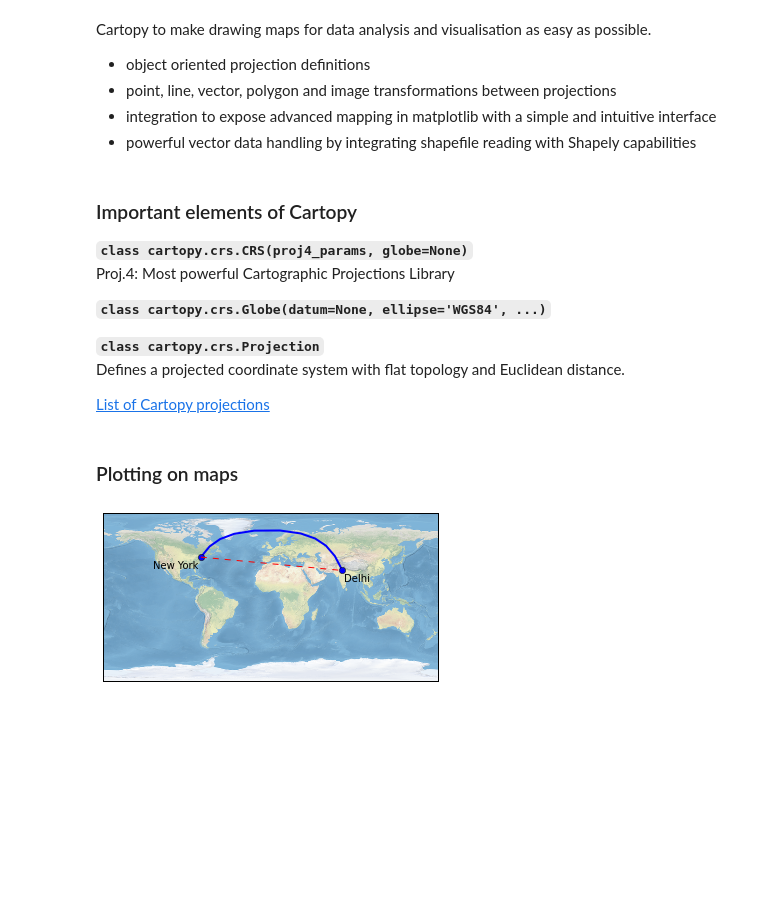
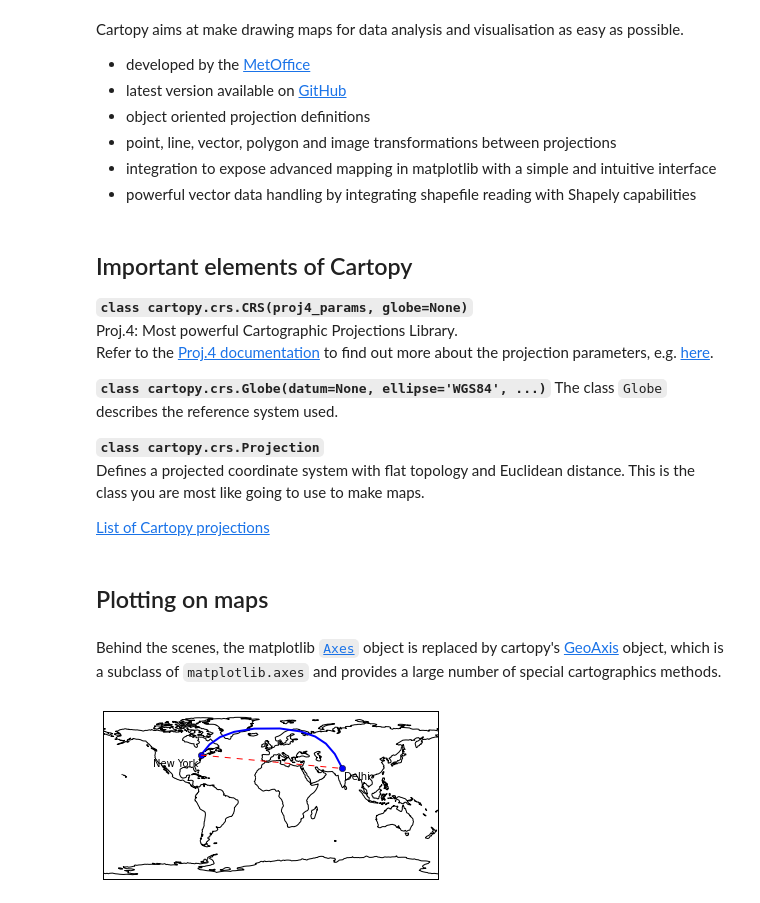
Before and after one commit to hvwaldow/pyws-BE-15-2-26, a Jupyter notebook: ex5/lecture5.ipynb, the cells around one changed output. Drawn from its saved outputs; the diff is of its cells as text; code cells hidden in the pictures; blank space fills up the shorter version.

```diff
--- a/ex5/lecture5.ipynb
+++ b/ex5/lecture5.ipynb
@@ -4,20 +7,24 @@ by MetOffice
 # %% [markdown]
-Cartopy to make drawing maps for data analysis and visualisation as easy as possible.
+Cartopy aims at make drawing maps for data analysis and visualisation as easy as possible.
 
++ developed by the [MetOffice](http://scitools.org.uk/cartopy/)
++ latest version available on [GitHub](https://github.com/SciTools/cartopy)
 + object oriented projection definitions
 + point, line, vector, polygon and image transformations between projections
 + integration to expose advanced mapping in matplotlib with a simple and intuitive interface
 + powerful vector data handling by integrating shapefile reading with Shapely capabilities
 # %% [markdown]
-### Important elements of Cartopy
+## Important elements of Cartopy
 
 **`class cartopy.crs.CRS(proj4_params, globe=None)`**
-Proj.4: Most powerful Cartographic Projections Library
+Proj.4: Most powerful Cartographic Projections Library. <br />
+Refer to the [Proj.4 documentation](http://trac.osgeo.org/proj/wiki/WikiStart#Documentation) to find out more about the projection parameters, e.g. [here](http://trac.osgeo.org/proj/wiki/GenParms).
 
 **`class cartopy.crs.Globe(datum=None, ellipse='WGS84', ...)`**
+The class `Globe` describes the reference system used.
 
 **`class cartopy.crs.Projection`**
-Defines a projected coordinate system with flat topology and Euclidean distance.
+Defines a projected coordinate system with flat topology and Euclidean distance. This is the class you are most like going to use to make maps.
 
 [List of Cartopy projections](http://scitools.org.uk/cartopy/docs/latest/crs/projections.html#cartopy-projections)
 # %%
@@ -29,34 +40,43 @@ import matplotlib.pyplot as plt
 import PIL
 %matplotlib inline
 # %% [markdown]
-### Plotting on maps
+## Plotting on maps
+# %% [markdown]
+Behind the scenes, the matplotlib [`Axes`](http://matplotlib.org/api/axes_api.html) object is replaced by cartopy's [GeoAxis](http://scitools.org.uk/cartopy/docs/latest/matplotlib/geoaxes.html#cartopy.mpl.geoaxes.GeoAxes) object, which is a subclass of `matplotlib.axes` and provides a large number of special cartographics methods.
 # %%
+# Just tell matplotlib to use a specific map projection
 ax = plt.axes(projection=ccrs.PlateCarree())
-ax.stock_img()
+# show the whole earth
+ax.set_global()
+# ... and plot coastlines
+ax.coastlines()
 
 ny_lon, ny_lat = -75, 43
 delhi_lon, delhi_lat = 77.23, 28.61
 
+# Objects plotted into GeoAxis can take a "transform" keyword that describes the coordinate system of origin.
+# In a geodetic coordinate system, a line between two points lies on a great circle.
 plt.plot([ny_lon, delhi_lon], [ny_lat, delhi_lat],
          color='blue', linewidth=2, marker='o',
          transform=ccrs.Geodetic(),
          )
 
+# A line in the target coordinates obviously plots as a line ...
 plt.plot([ny_lon, delhi_lon], [ny_lat, delhi_lat],
          color='red', linestyle='--',
          transform=ccrs.PlateCarree(),
          )
 
 plt.text(ny_lon - 3, ny_lat - 12, 'New York',
          horizontalalignment='right',
          transform=ccrs.Geodetic())
 
 plt.text(delhi_lon + 3, delhi_lat - 12, 'Delhi',
          horizontalalignment='left',
          transform=ccrs.Geodetic())
 
 plt.show()
 # %% [output]
-[figure, old version]
+[figure, new version]
 # %%
 plt.close()
```
Also changed, not shown: parts of 25 cells of this notebook, 12 other files.
